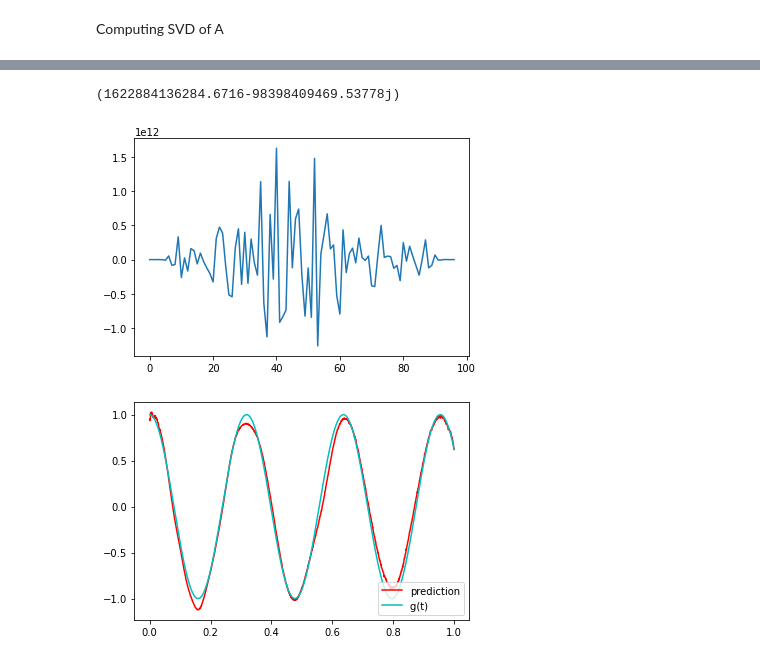
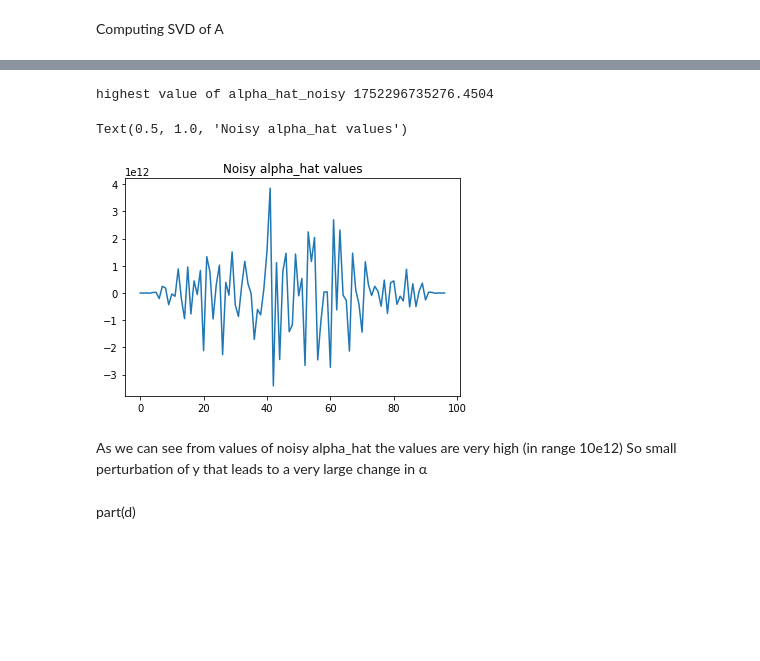
Before and after one commit to ShahabZada/Advanced-Mathematics-Assignments, a Jupyter notebook: Homework3/Q6.ipynb, the cells around one changed output, grey strips where cells are left out. Cells and saved outputs as stored; diff of their text form; code cells hidden in the pictures; blank space fills up the shorter version.

```diff
--- a/Homework3/Q6.ipynb
+++ b/Homework3/Q6.ipynb
@@ -72,28 +44,28 @@ A matrix shape:  (1024, 97)
 # %% [markdown]
 Computing SVD of A
 # %%
-U, S_ecn, Vh = np.linalg.svd(A, full_matrices=False)
+U, S, Vh = np.linalg.svd(A, full_matrices=False)
 #converting 1D S to diagonal 2D sigma matrix
-S_ecn = np.diag(S_ecn)
-print("))))))))",S_ecn)
-Z = np.zeros(((U.shape[0]-S_ecn.shape[0]),S_ecn.shape[1]))
+S = np.diag(S)
 
-S = S_ecn # np.vstack((S_ecn,Z))
-#print(S)
-#print(U)
+print("displaying the U matrix")
+plt.figure()
 plt.imshow(abs(U))
+plt.title("U matrix")
 plt.figure()
+print("displaying the Sigma (S) matrix")
 plt.imshow(abs(S))
+plt.title("S matrix")
 plt.figure()
+print("displaying the Vh matrix")
 plt.imshow(abs(Vh))
-print(Vh.shape)
+plt.title("Vh matrix")
+
 # numpy SVD function returns the V matrtix as its conjugate transpose (Hermitian)
 #so we need to convert this to V by taking conjugate transpose
 V = Vh.T.conj()
 A_reconstruct = np.dot(np.dot(U,S),Vh)
-#S is not square so we take psudo inverse of S
-#Sinv = np.dot(np.linalg.inv(np.dot(S.T,S)),S.T)
-#print("Sinvshape",Sinv.shape)
+
 alpha_hat = np.dot(np.dot(np.dot(V,np.linalg.inv(S)),U.T.conj()),Y)  # V S inv Uh
 
 y_pred_clean= np.dot(A_reconstruct, alpha_hat)
@@ -157,15 +116,16 @@ plt.plot(t, y_noisy)
 # %%
 
+#calculation of alpha for noisy signal
 alpha_hat_noisy =  np.dot(np.dot(np.dot(V,np.linalg.inv(S)),U.T.conj()),y_noisy)  # V S inv Uh
-print(np.amax( np.dot(np.dot(np.dot(V, np.linalg.inv(S)),U.T.conj()),noise)))
+print("highest value of alpha_hat_noisy",abs(np.amax( np.dot(np.dot(np.dot(V, np.linalg.inv(S)),U.T.conj()),noise))))
 plt.plot(alpha_hat_noisy)
-y_pred2= np.dot(A_reconstruct, alpha_hat_noisy)
-plt.figure()
-plt.plot(t,y_pred2, color = 'r')
-plt.plot(t,Y, color = 'c')
-plt.legend(["prediction", "g(t) "], loc ="lower right")
-plt.show()
+plt.title("Noisy alpha_hat values")
 # %% [output]
-(1622884136284.6716-98398409469.53778j)
+highest value of alpha_hat_noisy 1752296735276.4504
+Text(0.5, 1.0, 'Noisy alpha_hat values')
-[figure, old version]
+[figure, new version]
-[figure, removed]
+# %% [markdown]
+As we can see from values of noisy alpha_hat the values are very high (in range 10e12) So small
+perturbation of y that leads to a very large change in α
+# %% [markdown]
+part(d)
```
Also changed, not shown: parts of 13 cells of this notebook, 1 other file.
